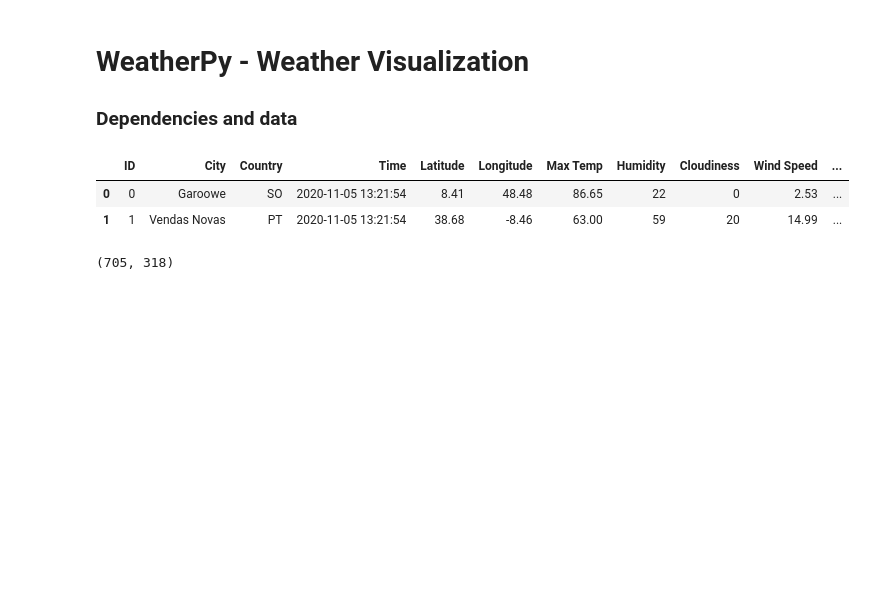
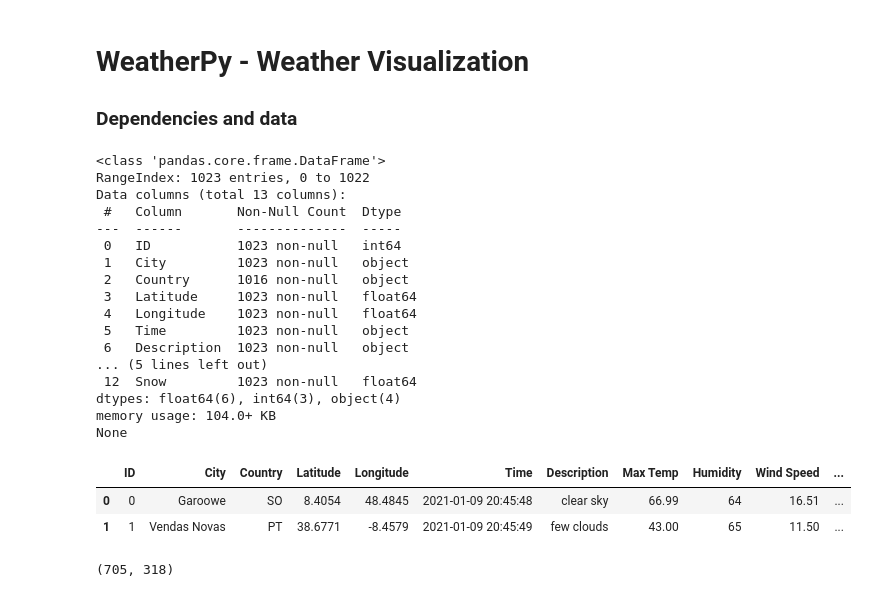
Before and after one commit to tri-bui/sandbox-mappers, a Jupyter notebook: weatherpy/2-visualize.ipynb, the cells around one changed output. Cells and saved outputs as stored; diff of their text form; code cells hidden in the pictures; blank space fills up the shorter version.

```diff
--- a/weatherpy/2-visualize.ipynb
+++ b/weatherpy/2-visualize.ipynb
@@ -20,12 +20,30 @@ import config
 gmaps.configure(api_key=config.GMAPS_API_KEY)
 # %%
-# Load data
-weather = pd.read_csv('data/city_weather.csv')
+# Weather data
+weather = pd.read_csv('data/weather.csv')
+print(weather.info())
 weather.head(2)
 # %% [output]
+<class 'pandas.core.frame.DataFrame'>
+RangeIndex: 1023 entries, 0 to 1022
+Data columns (total 13 columns):
+ #   Column       Non-Null Count  Dtype
+---  ------       --------------  -----
+ 0   ID           1023 non-null   int64
+ 1   City         1023 non-null   object
+ 2   Country      1016 non-null   object
+ 3   Latitude     1023 non-null   float64
+ 4   Longitude    1023 non-null   float64
+ 5   Time         1023 non-null   object
+ 6   Description  1023 non-null   object
+... (5 lines left out)
+ 12  Snow         1023 non-null   float64
+dtypes: float64(6), int64(3), object(4)
+memory usage: 104.0+ KB
+None
-|  | ID | City | Country | Time | Latitude | Longitude | Max Temp | Humidity | Cloudiness | Wind Speed | ... |
-| 0 | 0 | Garoowe | SO | 2020-11-05 13:21:54 | 8.41 | 48.48 | 86.65 | 22 | 0 | 2.53 | ... |
-| 1 | 1 | Vendas Novas | PT | 2020-11-05 13:21:54 | 38.68 | -8.46 | 63.00 | 59 | 20 | 14.99 | ... |
+|  | ID | City | Country | Latitude | Longitude | Time | Description | Max Temp | Humidity | Wind Speed | ... |
+| 0 | 0 | Garoowe | SO | 8.4054 | 48.4845 | 2021-01-09 20:45:48 | clear sky | 66.99 | 64 | 16.51 | ... |
+| 1 | 1 | Vendas Novas | PT | 38.6771 | -8.4579 | 2021-01-09 20:45:49 | few clouds | 43.00 | 65 | 11.50 | ... |
 # %%
 # Split northern and southern hemispheres
 north_weather = weather[weather['Latitude'] >= 0]
```
Also changed, not shown: parts of 12 cells of this notebook, 2 other files.
